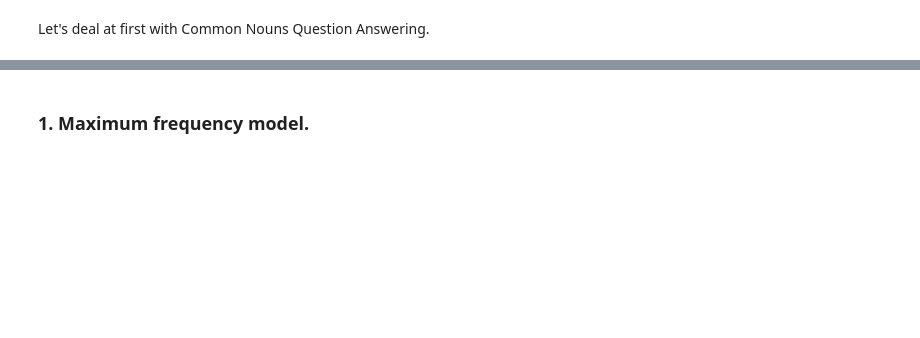
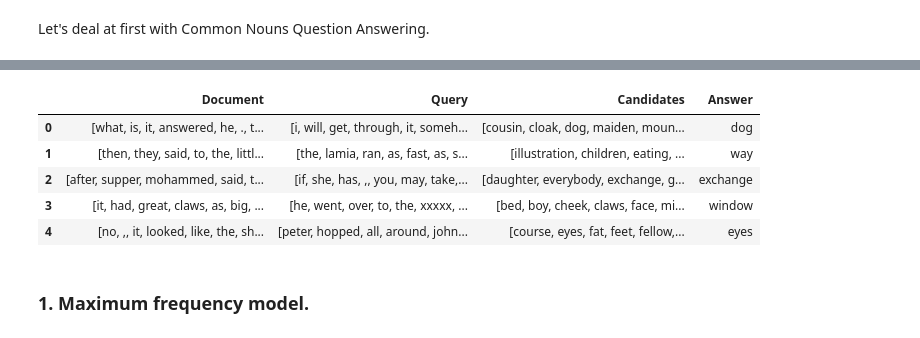
Before and after one commit to JanRocketMan/QuestionAnsweringModels, a Jupyter notebook: Simple_Models.ipynb, the cells around one changed output, grey strips where cells are left out. Saved outputs shown, nothing was run; the diff lists cells and outputs as text; code cells hidden in the pictures; blank space fills up the shorter version.

```diff
--- a/Simple_Models.ipynb
+++ b/Simple_Models.ipynb
@@ -28,3 +32,12 @@ sample_train.head()
+# %%
+sample_valid.head()
+# %% [output]
+|  | Document | Query | Candidates | Answer |
+| 0 | [what, is, it, answered, he, ., t... | [i, will, get, through, it, someh... | [cousin, cloak, dog, maiden, moun... | dog |
+| 1 | [then, they, said, to, the, littl... | [the, lamia, ran, as, fast, as, s... | [illustration, children, eating, ... | way |
+| 2 | [after, supper, mohammed, said, t... | [if, she, has, ,, you, may, take,... | [daughter, everybody, exchange, g... | exchange |
+| 3 | [it, had, great, claws, as, big, ... | [he, went, over, to, the, xxxxx, ... | [bed, boy, cheek, claws, face, mi... | window |
+| 4 | [no, ,, it, looked, like, the, sh... | [peter, hopped, all, around, john... | [course, eyes, fat, feet, fellow,... | eyes |
 # %% [markdown]
 ### 1. Maximum frequency model.
 # %%
```
Also changed, not shown: parts of 29 cells of this notebook.
